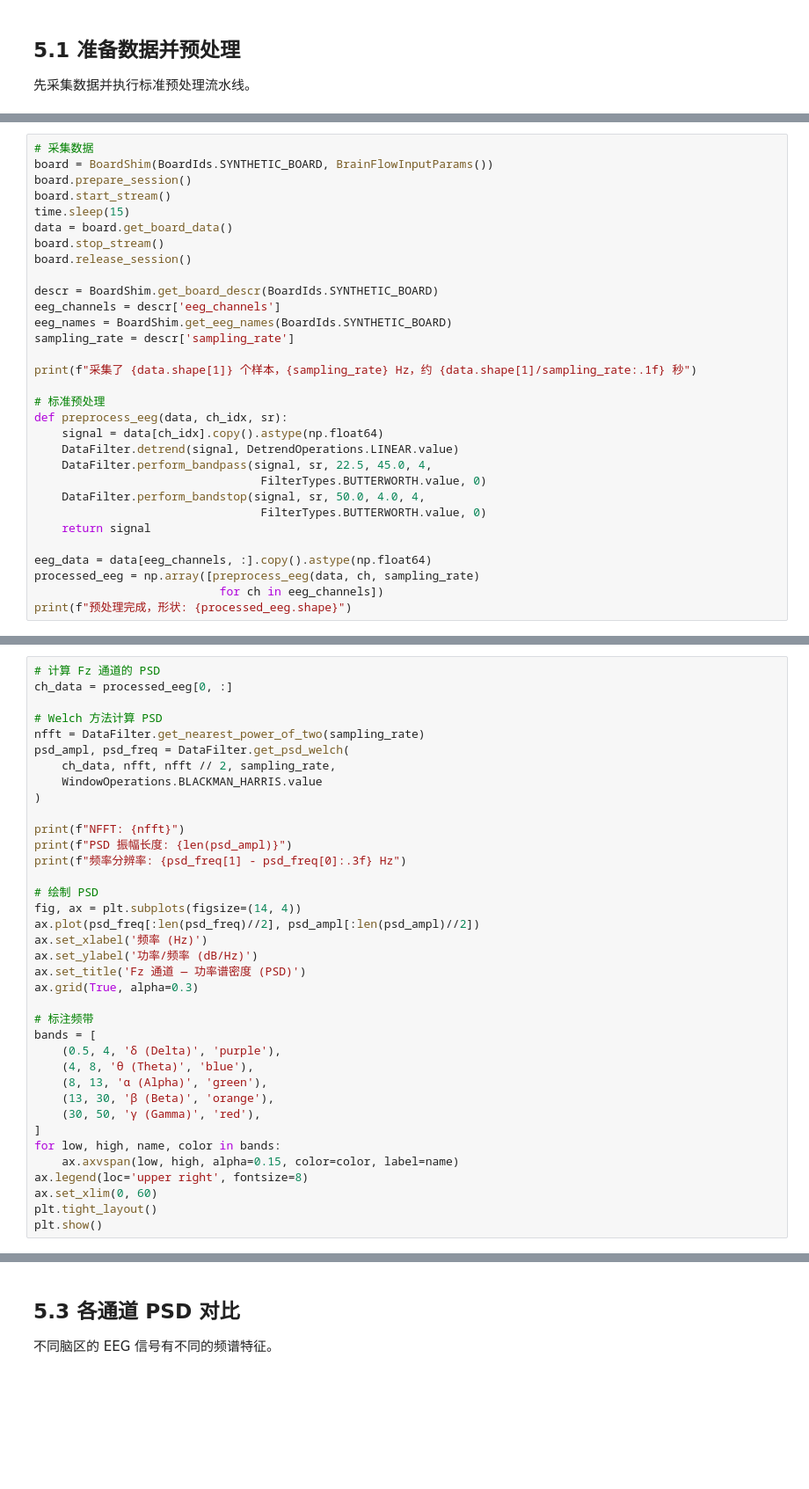
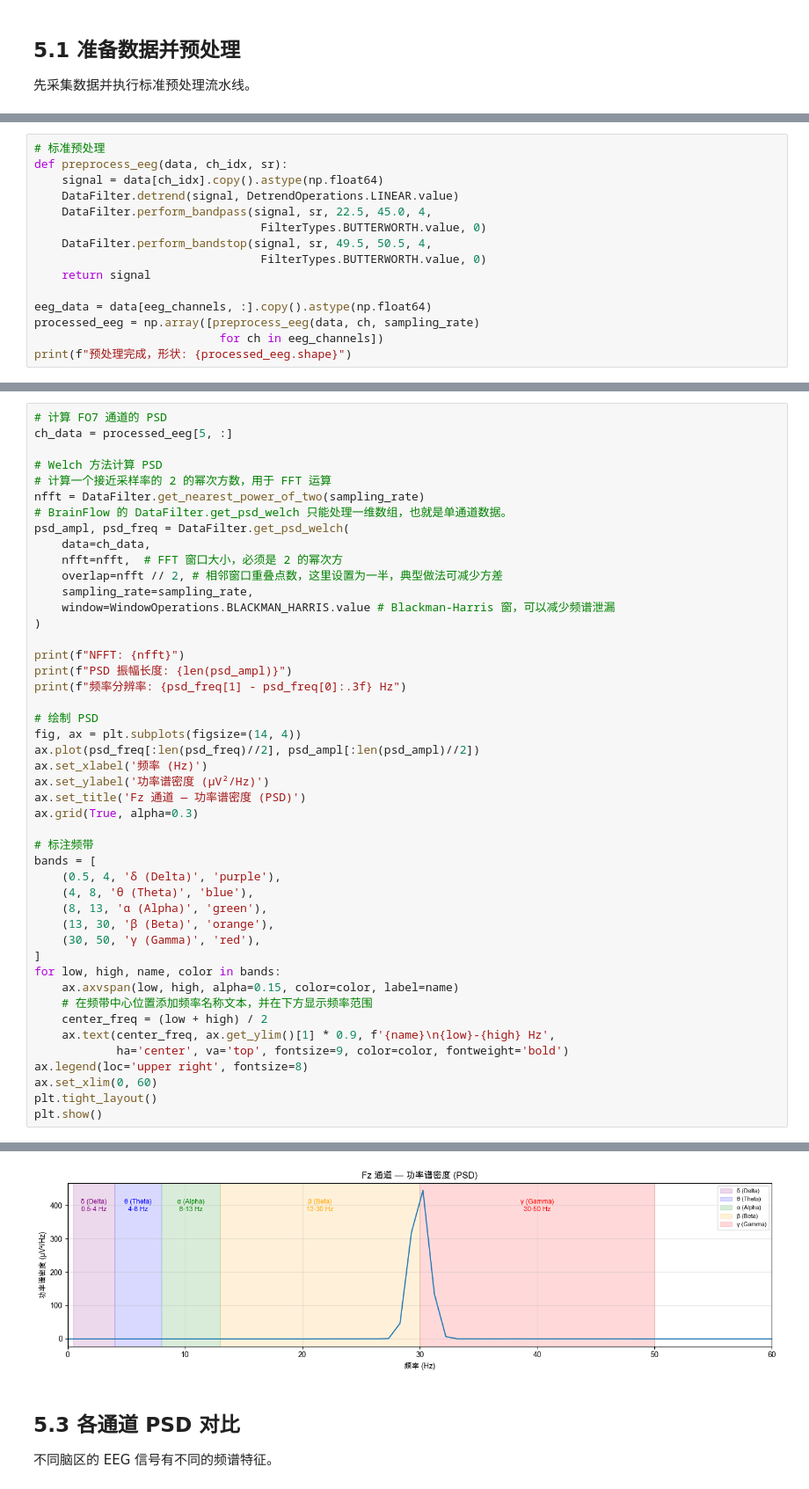
Before and after one commit to usstziyi/openbci-5, a Jupyter notebook: notebooks/unit5_frequency_analysis.ipynb, the cells around one changed output, grey strips where cells are left out. Shown at 88% size. Saved outputs shown, nothing was run; the diff lists cells and outputs as text; blank space fills up the shorter version.

```diff
--- a/notebooks/unit5_frequency_analysis.ipynb
+++ b/notebooks/unit5_frequency_analysis.ipynb
@@ -27,27 +89,11 @@ print("模块导入完成")
 # %%
-# 采集数据
-board = BoardShim(BoardIds.SYNTHETIC_BOARD, BrainFlowInputParams())
-board.prepare_session()
-board.start_stream()
-time.sleep(15)
-data = board.get_board_data()
-board.stop_stream()
-board.release_session()
-
-descr = BoardShim.get_board_descr(BoardIds.SYNTHETIC_BOARD)
-eeg_channels = descr['eeg_channels']
-eeg_names = BoardShim.get_eeg_names(BoardIds.SYNTHETIC_BOARD)
-sampling_rate = descr['sampling_rate']
-
-print(f"采集了 {data.shape[1]} 个样本，{sampling_rate} Hz，约 {data.shape[1]/sampling_rate:.1f} 秒")
-
 # 标准预处理
 def preprocess_eeg(data, ch_idx, sr):
     signal = data[ch_idx].copy().astype(np.float64)
     DataFilter.detrend(signal, DetrendOperations.LINEAR.value)
     DataFilter.perform_bandpass(signal, sr, 22.5, 45.0, 4,
                                  FilterTypes.BUTTERWORTH.value, 0)
-    DataFilter.perform_bandstop(signal, sr, 50.0, 4.0, 4,
+    DataFilter.perform_bandstop(signal, sr, 49.5, 50.5, 4,
                                  FilterTypes.BUTTERWORTH.value, 0)
     return signal
 
@@ -66,13 +119,18 @@ print(f"预处理完成，形状: {processed_eeg.shape}")
 - 返回 `(amplitudes, frequencies)` 两个数组
 # %%
-# 计算 Fz 通道的 PSD
-ch_data = processed_eeg[0, :]
+# 计算 FO7 通道的 PSD
+ch_data = processed_eeg[5, :]
 
 # Welch 方法计算 PSD
+# 计算一个接近采样率的 2 的幂次方数，用于 FFT 运算
 nfft = DataFilter.get_nearest_power_of_two(sampling_rate)
+# BrainFlow 的 DataFilter.get_psd_welch 只能处理一维数组，也就是单通道数据。
 psd_ampl, psd_freq = DataFilter.get_psd_welch(
-    ch_data, nfft, nfft // 2, sampling_rate,
-    WindowOperations.BLACKMAN_HARRIS.value
+    data=ch_data,
+    nfft=nfft,  # FFT 窗口大小，必须是 2 的幂次方
+    overlap=nfft // 2, # 相邻窗口重叠点数，这里设置为一半，典型做法可减少方差
+    sampling_rate=sampling_rate,
+    window=WindowOperations.BLACKMAN_HARRIS.value # Blackman-Harris 窗，可以减少频谱泄漏
 )
 
 print(f"NFFT: {nfft}")
@@ -83,7 +141,7 @@ print(f"频率分辨率: {psd_freq[1] - psd_freq[0]:.3f} Hz")
 fig, ax = plt.subplots(figsize=(14, 4))
 ax.plot(psd_freq[:len(psd_freq)//2], psd_ampl[:len(psd_ampl)//2])
 ax.set_xlabel('频率 (Hz)')
-ax.set_ylabel('功率/频率 (dB/Hz)')
+ax.set_ylabel('功率谱密度 (μV²/Hz)')
 ax.set_title('Fz 通道 — 功率谱密度 (PSD)')
 ax.grid(True, alpha=0.3)
 
@@ -97,7 +155,12 @@ bands = [
 ]
 for low, high, name, color in bands:
     ax.axvspan(low, high, alpha=0.15, color=color, label=name)
+    # 在频带中心位置添加频率名称文本，并在下方显示频率范围
+    center_freq = (low + high) / 2
+    ax.text(center_freq, ax.get_ylim()[1] * 0.9, f'{name}\n{low}-{high} Hz',
+            ha='center', va='top', fontsize=9, color=color, fontweight='bold')
 ax.legend(loc='upper right', fontsize=8)
 ax.set_xlim(0, 60)
 plt.tight_layout()
 plt.show()
+# %% [output]
@@ -104,3 +170,4 @@ plt.show()
+[figure, added]
 # %% [markdown]
 ## 5.3 各通道 PSD 对比
 
```
Also changed, not shown: parts of 17 cells of this notebook.
